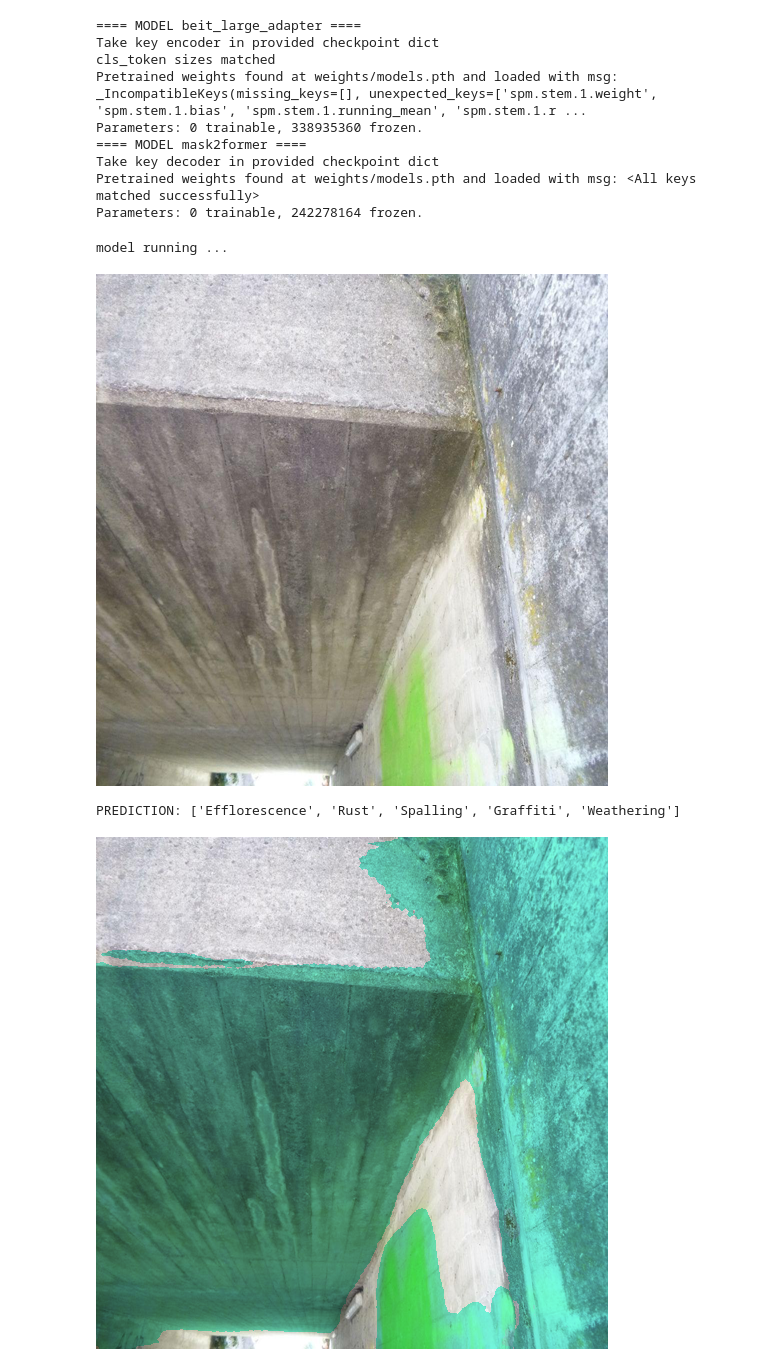
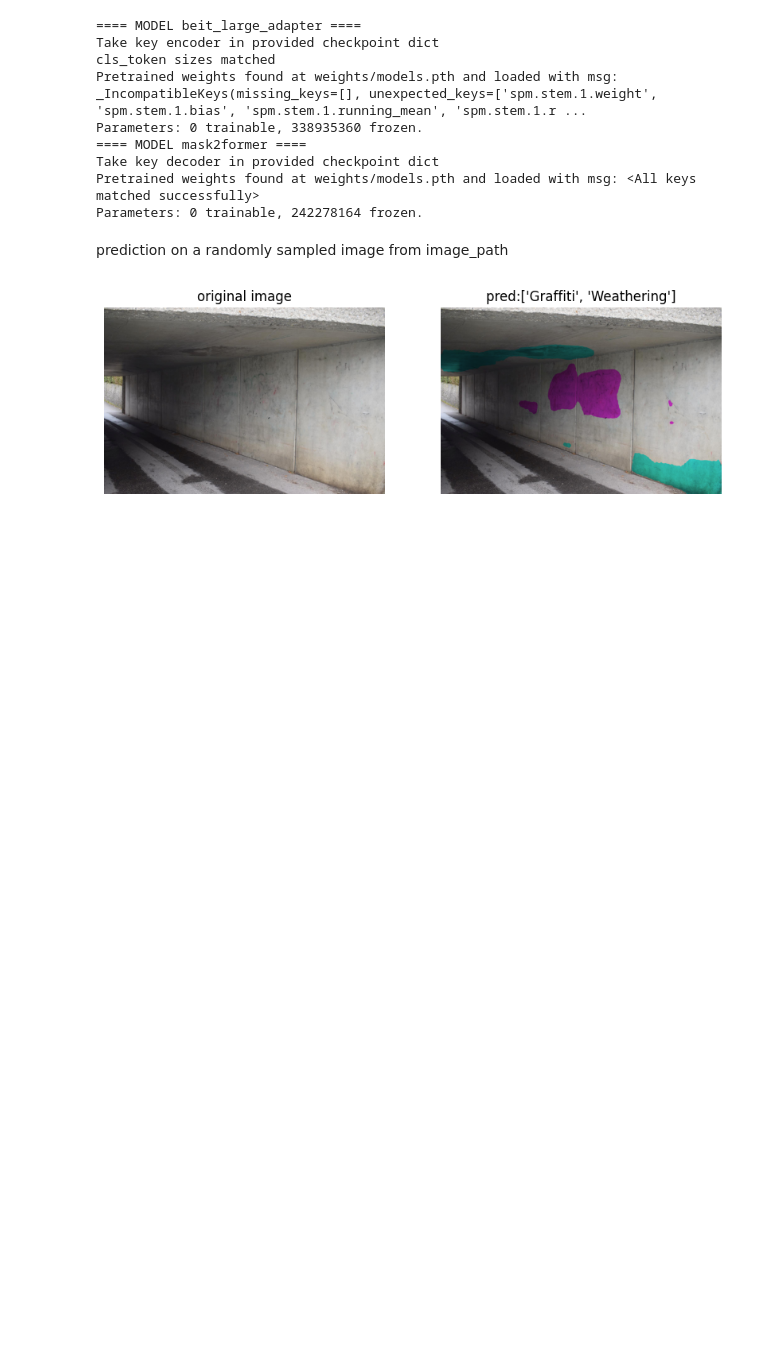
Before and after one commit to mpaques269546/dacl10k_challenge, a Jupyter notebook: segmentation_model.ipynb, the cells around one changed output. Cells and saved outputs as stored; diff of their text form; code cells hidden in the pictures; blank space fills up the shorter version.

```diff
--- a/segmentation_model.ipynb
+++ b/segmentation_model.ipynb
@@ -31,50 +27,16 @@ Parameters: 0 trainable, 338935360 frozen.
 Take key decoder in provided checkpoint dict
 Pretrained weights found at weights/models.pth and loaded with msg: <All keys matched successfully>
 Parameters: 0 trainable, 242278164 frozen.
-# %%
-def masked_image(pil_image, mask ):
-
-    class_list =  ['Crack', 'ACrack', 'Wetspot', 'Efflorescence', 'Rust', 'Rockpocket', 'Hollowareas', 'Cavity',
-                   'Spalling', 'Graffiti', 'Weathering', 'Restformwork', 'ExposedRebars',
-                   'Bearing', 'EJoint', 'Drainage', 'PEquipment', 'JTape', 'WConccor']
-    num_cls = len(class_list)
-    palette = torch.rand((num_cls,3)).numpy()
-    img = transforms.ToTensor()(pil_image )
-    cls_pred = (mask.flatten(1).sum(1)>100)*1.
-    mask = (mask>0.5).sum(0).numpy()
-    masked_im = img.clone()
-    prediction = []
-    for n in range(1, num_cls):
-        color = palette[n]
-        pred = (mask==n)*1
-        for c in range(3):
-            masked_im[c] = masked_im[c]*(1-pred) + masked_im[c]*pred*color[c]
-        if cls_pred[n]>0:
-            prediction.append(class_list[n])
-    print('PREDICTION:', prediction)
-
-    return transforms.ToPILImage()(masked_im.float())
-# %%
-def make_prediction(segmenter, pil_image ):
-    transform =  transforms.Compose([ transforms.ToTensor(),
-            transforms.Normalize((0.485, 0.456, 0.406), (0.229, 0.224, 0.225)),
-            ])
-    mask = segmenter(transform(pil_image).unsqueeze(0))
-    masked_im =  masked_image(pil_image, mask.squeeze() )
-    #clear_output()
-    display(masked_im)
+# %% [markdown]
+prediction on a randomly sampled image from image_path
 # %%
+from model import masked_image, make_prediction
 images_path = "data/testdev/"
 images_list = os.listdir(images_path)
 i = random.randint(0, len(images_list)-1)
 img_name = images_list[i]
 img_path = os.path.join( images_path , img_name )
-img = Image.open(img_path).resize((512,512))
-print('model running ...')
-display(img)
+img = Image.open(img_path) #.resize((512,512))
 make_prediction(segmenter, img)
 # %% [output]
-model running ...
-[figure, old version]
+[figure, new version]
-PREDICTION: ['Efflorescence', 'Rust', 'Spalling', 'Graffiti', 'Weathering']
-[figure, removed]
```
Also changed, not shown: parts of 3 cells of this notebook, 4 other files.
